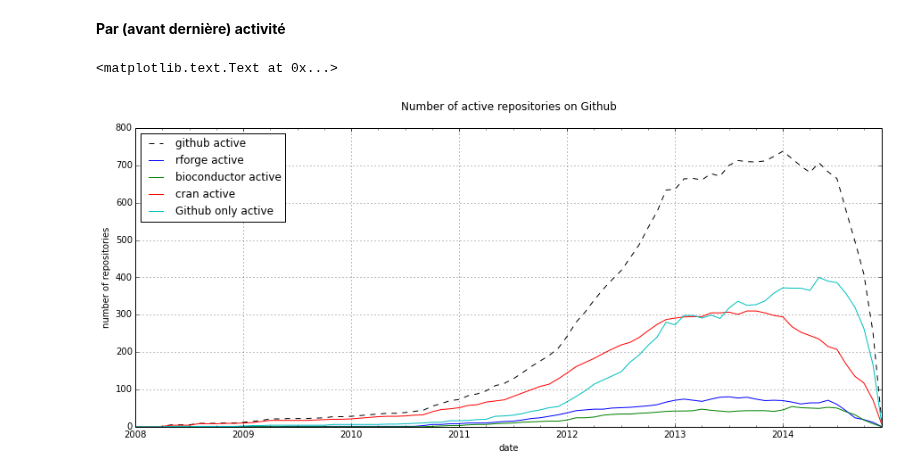
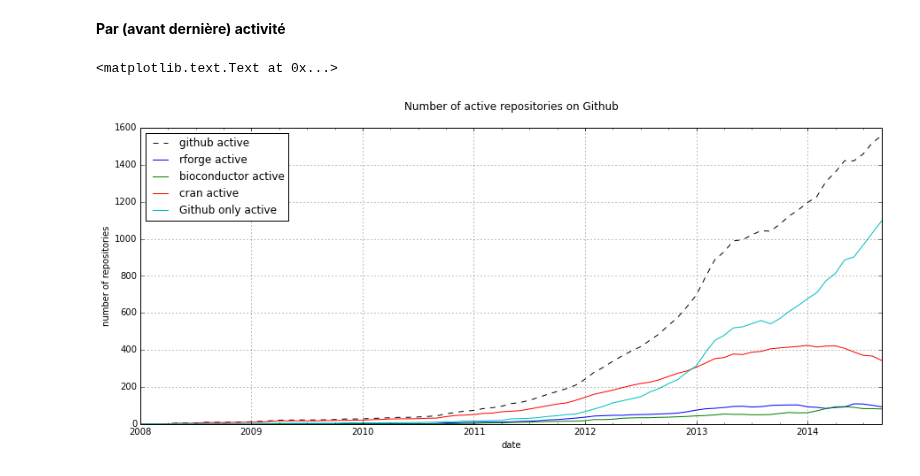
Before and after one commit to maelick/GitHub-API-Helpers, a Jupyter notebook: notebooks/IWSECO - Repository activity.ipynb, the cells around one changed output. Cells and saved outputs as stored; diff of their text form; code cells hidden in the pictures.

```diff
--- a/notebooks/IWSECO - Repository activity.ipynb
+++ b/notebooks/IWSECO - Repository activity.ipynb
@@ -58,7 +58,8 @@ _.set_ylabel('accumulated number of repositories')
 **Par (avant dernière) activité**
 # %%
 def filtered_count(df, category, date):
-    return df[df['creation'] <= date][df['last_push'] >= date][category].sum()
+    date6 = date - pandas.DateOffset(months=3)
+    return df[df['creation'] <= date][df['last_push'] >= date6][category].sum()
 # %%
 active = creations.copy()
 active['creation'] = active.index
@@ -70,9 +71,9 @@ for date in temp.index:
         value = filtered_count(active, cat, date)
         temp.at[date, cat+' active'] = value
 # %%
-_ = temp.plot(figsize=(15,6), style=['k--'],title='Number of active repositories on Github\n')
+_ = temp['2008-1-1':'2014-10-01'].plot(figsize=(15,6), style=['k--'],title='Number of active repositories on Github\n')
 _.set_xlabel('date')
 _.set_ylabel('number of repositories')
 # %% [output]
 <matplotlib.text.Text at 0x...>
-[figure, old version]
+[figure, new version]
```
Also changed, not shown: 1 other file.
